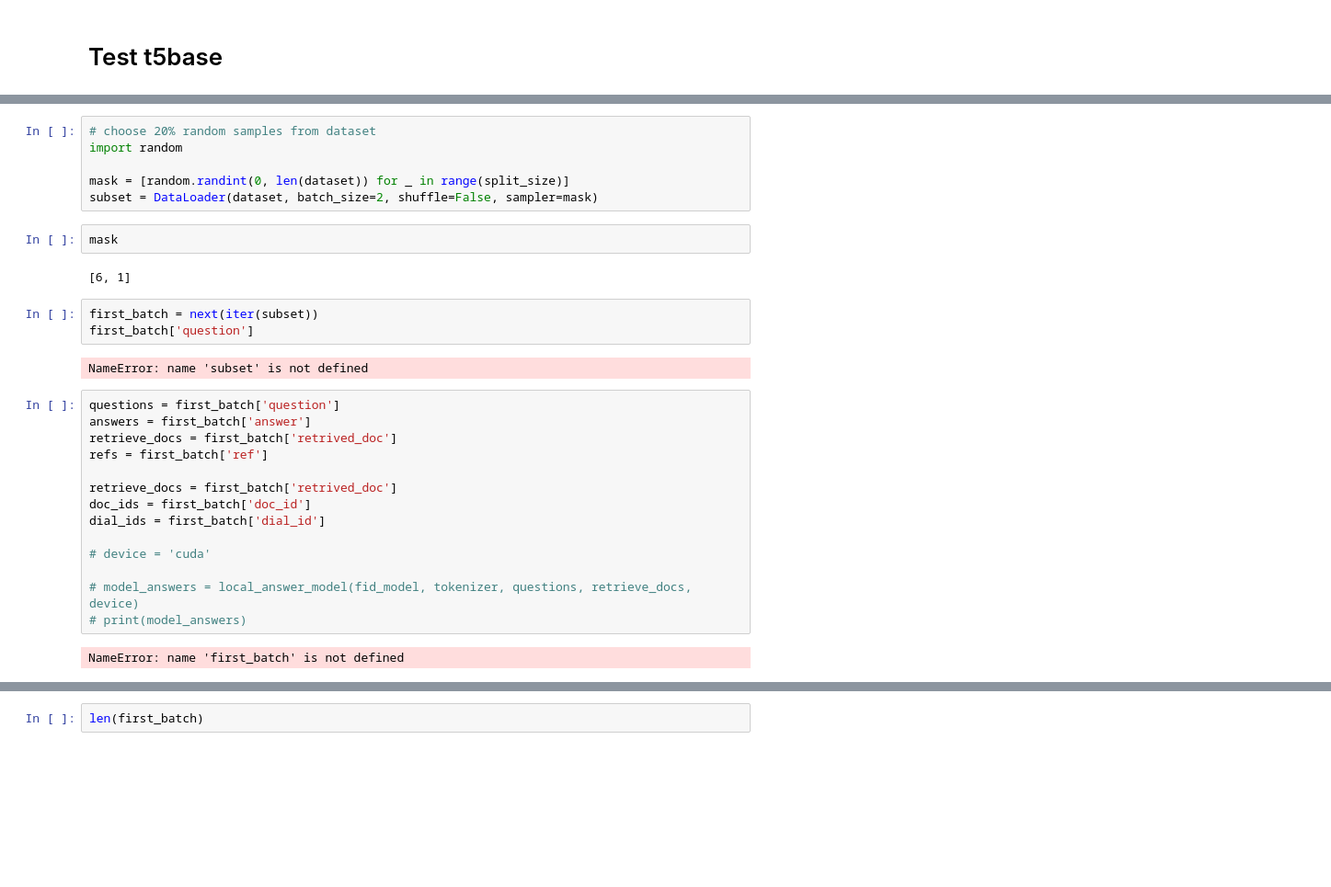
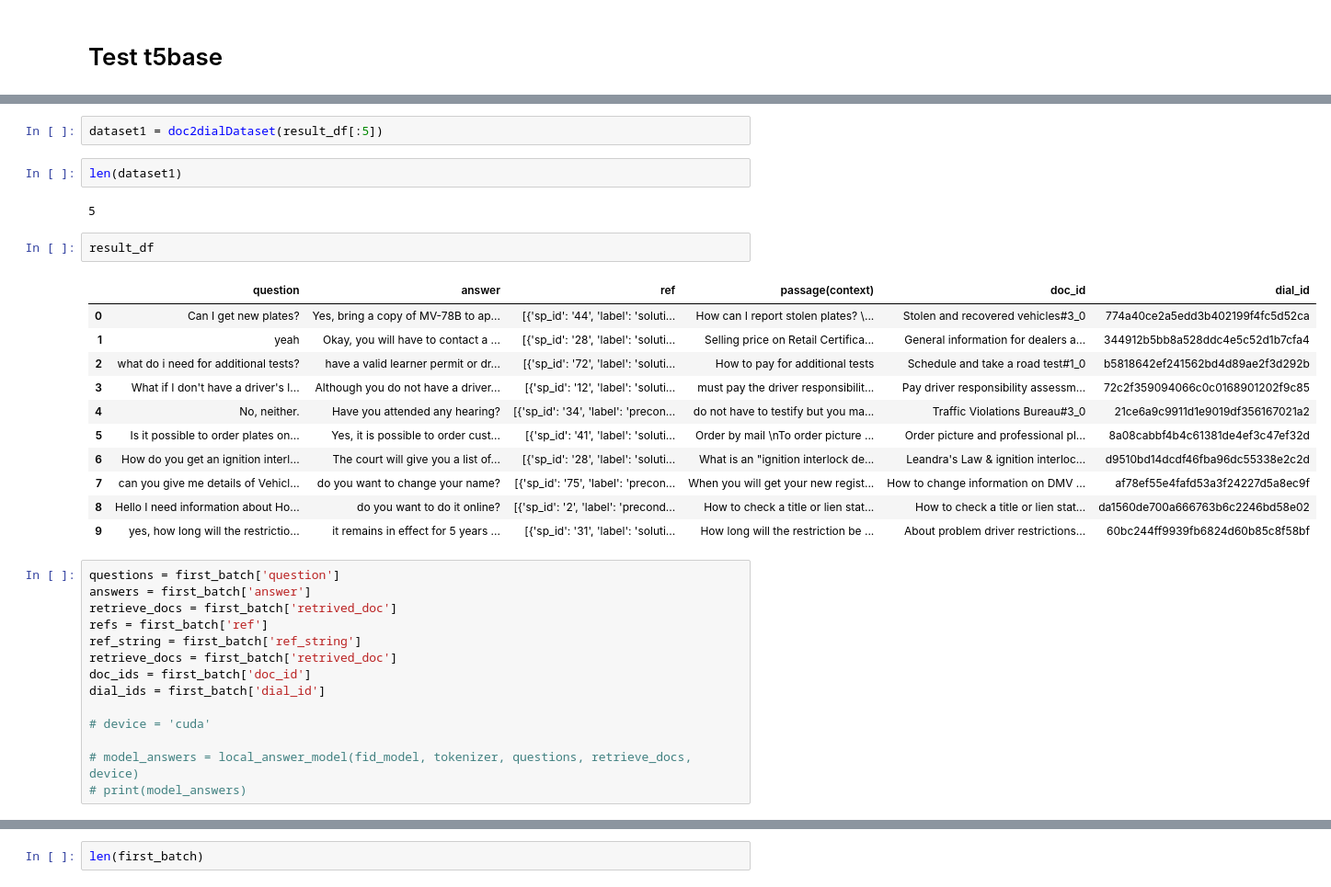
Before and after one commit to gong7788/Attributed-QA, a Jupyter notebook: playground.ipynb, the cells around one changed output, grey strips where cells are left out. Shown at 92% size. Drawn from its saved outputs; the diff is of its cells as text; blank space fills up the shorter version.

```diff
--- a/playground.ipynb
+++ b/playground.ipynb
@@ -675,24 +678,29 @@ TypeError: list indices must be integers or slices, not str
-# %%
-# choose 20% random samples from dataset
-import random
-
-mask = [random.randint(0, len(dataset)) for _ in range(split_size)]
-subset = DataLoader(dataset, batch_size=2, shuffle=False, sampler=mask)
-# %%
-mask
-# %% [output]
-[6, 1]
-# %%
-first_batch = next(iter(subset))
-first_batch['question']
-# %% [output]
-NameError: name 'subset' is not defined
+# %%
+dataset1 = doc2dialDataset(result_df[:5])
+# %%
+len(dataset1)
+# %% [output]
+5
+# %%
+result_df
+# %% [output]
+|  | question | answer | ref | passage(context) | doc_id | dial_id |
+| 0 | Can I get new plates? | Yes, bring a copy of MV-78B to ap... | [{'sp_id': '44', 'label': 'soluti... | How can I report stolen plates? \... | Stolen and recovered vehicles#3_0 | 774a40ce2a5edd3b402199f4fc5d52ca |
+| 1 | yeah | Okay, you will have to contact a ... | [{'sp_id': '28', 'label': 'soluti... | Selling price on Retail Certifica... | General information for dealers a... | 344912b5bb8a528ddc4e5c52d1b7cfa4 |
+| 2 | what do i need for additional tests? | have a valid learner permit or dr... | [{'sp_id': '72', 'label': 'soluti... | How to pay for additional tests | Schedule and take a road test#1_0 | b5818642ef241562bd4d89ae2f3d292b |
+| 3 | What if I don't have a driver's l... | Although you do not have a driver... | [{'sp_id': '12', 'label': 'soluti... | must pay the driver responsibilit... | Pay driver responsibility assessm... | 72c2f359094066c0c0168901202f9c85 |
+| 4 | No, neither. | Have you attended any hearing? | [{'sp_id': '34', 'label': 'precon... | do not have to testify but you ma... | Traffic Violations Bureau#3_0 | 21ce6a9c9911d1e9019df356167021a2 |
+| 5 | Is it possible to order plates on... | Yes, it is possible to order cust... | [{'sp_id': '41', 'label': 'soluti... | Order by mail \nTo order picture ... | Order picture and professional pl... | 8a08cabbf4b4c61381de4ef3c47ef32d |
+| 6 | How do you get an ignition interl... | The court will give you a list of... | [{'sp_id': '28', 'label': 'soluti... | What is an "ignition interlock de... | Leandra's Law & ignition interloc... | d9510bd14dcdf46fba96dc55338e2c2d |
+| 7 | can you give me details of Vehicl... | do you want to change your name? | [{'sp_id': '75', 'label': 'precon... | When you will get your new regist... | How to change information on DMV ... | af78ef55e4fafd53a3f24227d5a8ec9f |
+| 8 | Hello I need information about Ho... | do you want to do it online? | [{'sp_id': '2', 'label': 'precond... | How to check a title or lien stat... | How to check a title or lien stat... | da1560de700a666763b6c2246bd58e02 |
+| 9 | yes, how long will the restrictio... | it remains in effect for 5 years ... | [{'sp_id': '31', 'label': 'soluti... | How long will the restriction be ... | About problem driver restrictions... | 60bc244ff9939fb6824d60b85c8f58bf |
 # %%
 questions = first_batch['question']
 answers = first_batch['answer']
 retrieve_docs = first_batch['retrived_doc']
 refs = first_batch['ref']
-
+ref_string = first_batch['ref_string']
 retrieve_docs = first_batch['retrived_doc']
 doc_ids = first_batch['doc_id']
 dial_ids = first_batch['dial_id']
@@ -701,8 +709,6 @@ dial_ids = first_batch['dial_id']
 
 # model_answers = local_answer_model(fid_model, tokenizer, questions, retrieve_docs, device)
 # print(model_answers)
-# %% [output]
-NameError: name 'first_batch' is not defined
 # %%
 questions
 # %% [output]
```
Also changed, not shown: parts of 11 cells of this notebook, 4 other files.
